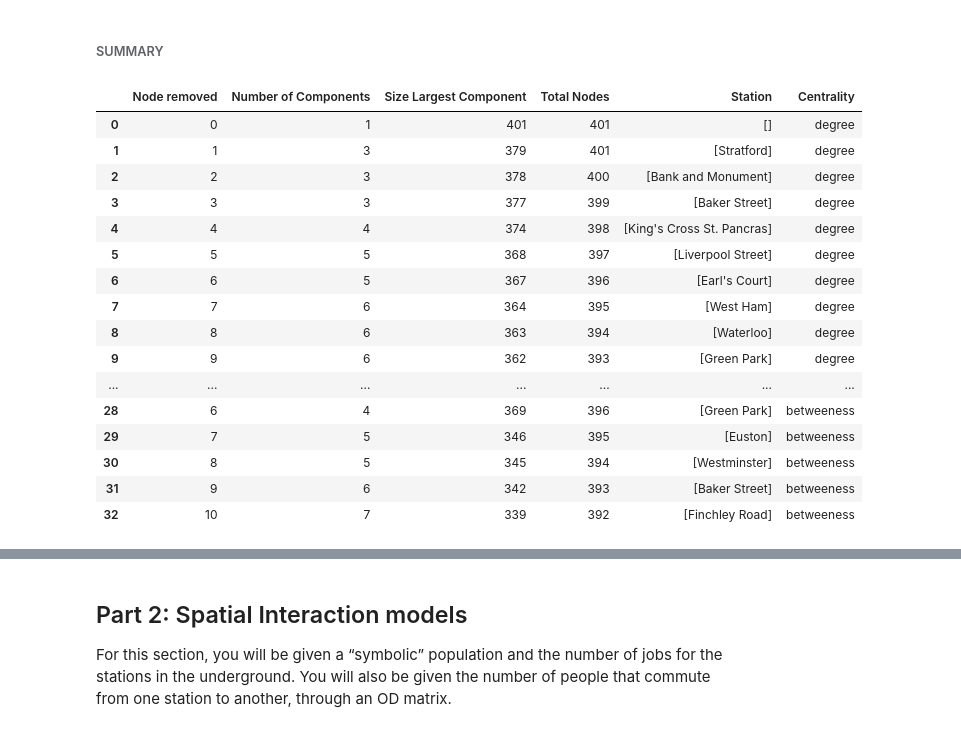
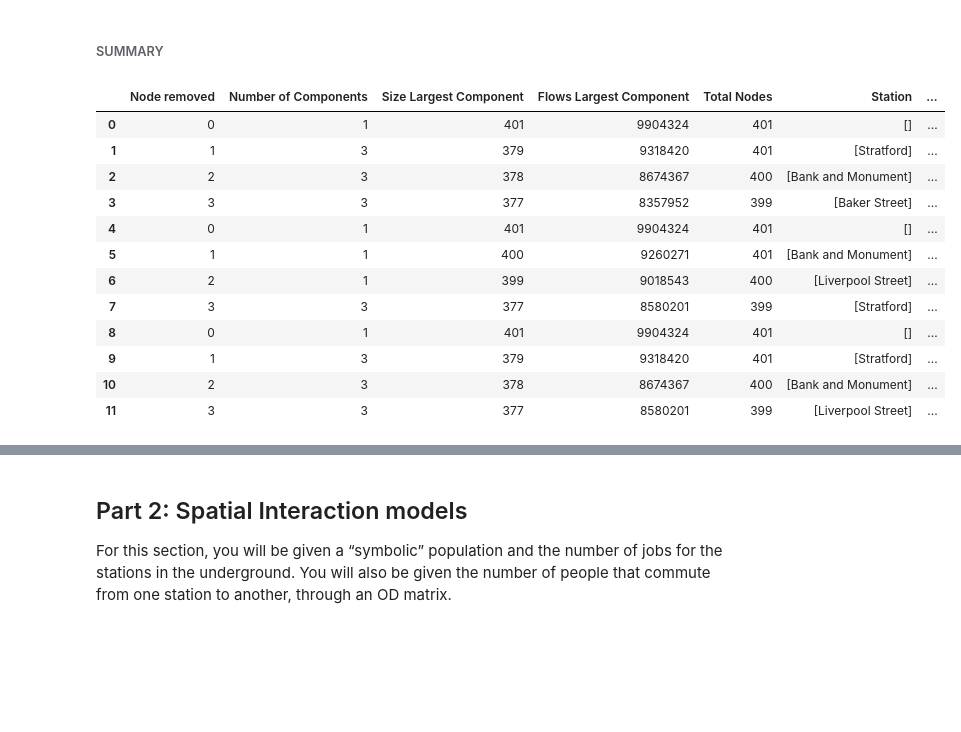
Before and after one commit to brfelipealmeida/LondonTubeNetwork, a Jupyter notebook: Code.ipynb, the cells around one changed output, grey strips where cells are left out. Cells and saved outputs as stored; diff of their text form; code cells hidden in the pictures; blank space fills up the shorter version.

```diff
--- a/Code.ipynb
+++ b/Code.ipynb
@@ -2118,34 +2141,34 @@ EC_ns
 #BETWENESS CENTRALITY
 
 # create a copy of the graph object
-G_copy = G.copy()
+G_w = G.copy()
 
 #Let us compute the betweenness centrality for the network, without using weights:
-bet=nx.betweenness_centrality(G_copy)
-nx.set_node_attributes(G_copy,dict(bet),'betweenness')
+bet=nx.betweenness_centrality(G_w)
+nx.set_node_attributes(G_w,dict(bet),'betweenness')
 
 # initialize empty lists to store results
 num_nodes_removed_list = []
 total_component_list = []
 size_largestcomponent_list = []
+flows_connectedcomponentlist = []
 total_nodes_list = []
 station_list = []
 
+# loop through values of n from 0 to 3
+for n in range(0, 4):
 
-# loop through values of n from 1 to 10
-for n in range(0, 11):
-
-   # Number of existing nodes:
-    l1=list(G_copy.nodes)
+    # Number of existing nodes:
+    l1=list(G_w.nodes)
     Number_existing_nodes = len(l1)
 
     # remove n highest node values
     nodes_to_remove = sorted(bet.items(), key=itemgetter(1), reverse=True)
     sorted_one=[e for e,v in nodes_to_remove[:n]]
-    G_copy.remove_nodes_from(sorted_one)
+    G_w.remove_nodes_from(sorted_one)
 
     # number of nodes after the removal
-    l2=list(G_copy.nodes)
+    l2=list(G_w.nodes)
     len(l2)
     # to check name of the station removed:
     rem_node =list(set(l1) - set(l2))
@@ -2155,23 +2178,29 @@ for n in range(0, 11):
     num_nodes_removed = n
 
     # number of connected components
-    Connected_components = nx.number_connected_components(G_copy)
+    Connected_components = nx.number_connected_components(G_w)
 
     # To obtain the largest component as a new graph:
     # Get the list of components:
-    components = nx.connected_components(G_copy)
+    components = nx.connected_components(G_w)
     # Use the max() command to find the largest one:
     largest_component = max(components, key=len)
     # Create a "subgraph" of the largest component
-    Largest_subgraph = G_copy.subgraph(largest_component)
+    Largest_subgraph = G_w.subgraph(largest_component)
     # To compute the size of the largest component:
     size_largestcomponent = Largest_subgraph.number_of_nodes()
+
+    # Total flows of Largest connected component
+    Largest_subgraph = G_w.subgraph(largest_component)
+    size_lar_com = Largest_subgraph.number_of_nodes()
+    flows_connectedcomponent=sum({flows for e1, e2, flows in Largest_subgraph.edges(data='flows')})
 
 
     # append results to the respective lists
     num_nodes_removed_list.append(num_nodes_removed)
     total_component_list.append(Connected_components)
     size_largestcomponent_list.append(size_largestcomponent)
+    flows_connectedcomponentlist.append(flows_connectedcomponent)
     total_nodes_list.append(Number_existing_nodes)
     station_list.append(rem_node)
 
@@ -2180,8 +2209,10 @@ BC = pd.DataFrame()
 BC['Node removed'] = num_nodes_removed_list
 BC['Number of Components'] = total_component_list
 BC['Size Largest Component'] = size_largestcomponent_list
+BC['Flows Largest Component'] = flows_connectedcomponentlist
 BC['Total Nodes'] = total_nodes_list
 BC['Station'] = station_list
 
+
 BC
 # %% [output]
@@ -2204,26 +2228,22 @@ DC = DC.assign(Centrality=pd.Series(['degree']*len(DC)).values)
 EC = EC.assign(Centrality=pd.Series(['eigen']*len(EC)).values)
 BC = BC.assign(Centrality=pd.Series(['betweeness']*len(BC)).values)
 # %%
-merged_df = pd.concat([DC, EC, BC], ignore_index=True)
-merged_df
+merged_dfw = pd.concat([DC, EC, BC], ignore_index=True)
+merged_dfw
 # %% [output]
-|  | Node removed | Number of Components | Size Largest Component | Total Nodes | Station | Centrality |
-| 0 | 0 | 1 | 401 | 401 | [] | degree |
-| 1 | 1 | 3 | 379 | 401 | [Stratford] | degree |
-| 2 | 2 | 3 | 378 | 400 | [Bank and Monument] | degree |
-| 3 | 3 | 3 | 377 | 399 | [Baker Street] | degree |
-| 4 | 4 | 4 | 374 | 398 | [King's Cross St. Pancras] | degree |
-| 5 | 5 | 5 | 368 | 397 | [Liverpool Street] | degree |
-| 6 | 6 | 5 | 367 | 396 | [Earl's Court] | degree |
-| 7 | 7 | 6 | 364 | 395 | [West Ham] | degree |
-| 8 | 8 | 6 | 363 | 394 | [Waterloo] | degree |
-| 9 | 9 | 6 | 362 | 393 | [Green Park] | degree |
-| ... | ... | ... | ... | ... | ... | ... |
-| 28 | 6 | 4 | 369 | 396 | [Green Park] | betweeness |
-| 29 | 7 | 5 | 346 | 395 | [Euston] | betweeness |
-| 30 | 8 | 5 | 345 | 394 | [Westminster] | betweeness |
-| 31 | 9 | 6 | 342 | 393 | [Baker Street] | betweeness |
-| 32 | 10 | 7 | 339 | 392 | [Finchley Road] | betweeness |
+|  | Node removed | Number of Components | Size Largest Component | Flows Largest Component | Total Nodes | Station | ... |
+| 0 | 0 | 1 | 401 | 9904324 | 401 | [] | ... |
+| 1 | 1 | 3 | 379 | 9318420 | 401 | [Stratford] | ... |
+| 2 | 2 | 3 | 378 | 8674367 | 400 | [Bank and Monument] | ... |
+| 3 | 3 | 3 | 377 | 8357952 | 399 | [Baker Street] | ... |
+| 4 | 0 | 1 | 401 | 9904324 | 401 | [] | ... |
+| 5 | 1 | 1 | 400 | 9260271 | 401 | [Bank and Monument] | ... |
+| 6 | 2 | 1 | 399 | 9018543 | 400 | [Liverpool Street] | ... |
+| 7 | 3 | 3 | 377 | 8580201 | 399 | [Stratford] | ... |
+| 8 | 0 | 1 | 401 | 9904324 | 401 | [] | ... |
+| 9 | 1 | 3 | 379 | 9318420 | 401 | [Stratford] | ... |
+| 10 | 2 | 3 | 378 | 8674367 | 400 | [Bank and Monument] | ... |
+| 11 | 3 | 3 | 377 | 8580201 | 399 | [Liverpool Street] | ... |
 # %%
 #setup the font
 tfont = {'fontname':'Liberation Sans Narrow', 'weight':'bold'}
```
Also changed, not shown: parts of 28 cells of this notebook, 5 other files.
